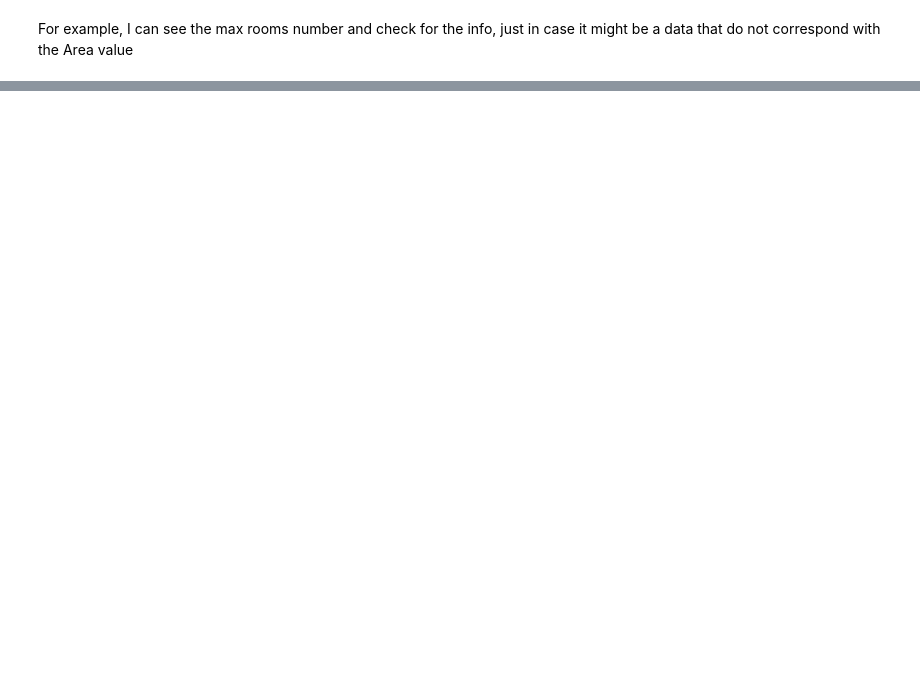
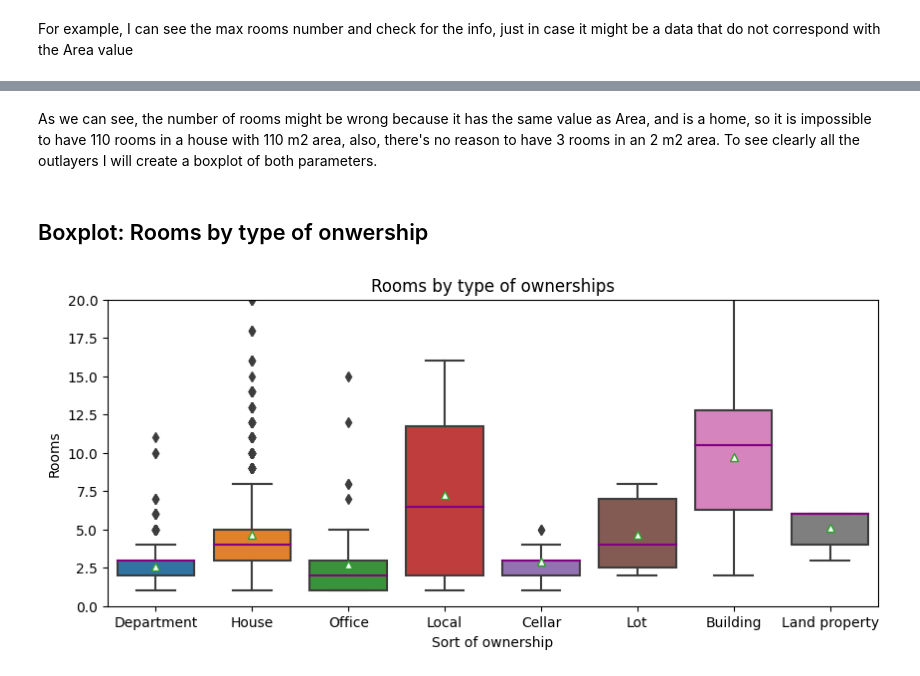
Before and after one commit to EmmanuelMald/Inmersion-datos-Aiura-LATAM, a Jupyter notebook: Integrate_work.ipynb, the cells around one changed output, grey strips where cells are left out. Drawn from its saved outputs; the diff is of its cells as text; code cells hidden in the pictures; blank space fills up the shorter version.

Commit message:
graphics

```diff
--- a/Integrate_work.ipynb
+++ b/Integrate_work.ipynb
@@ -134,0 +156,27 @@ data[data.Habitaciones == data.Habitaciones.max()]
+# %% [markdown]
+As we can see, the number of rooms might be wrong because it has the same value as Area, and is a home, so it is impossible to have 110 rooms in a house with 110 m2 area, also, there's no reason to have 3 rooms in an 2 m2 area.
+To see clearly all the outlayers I will create a boxplot of both parameters.
+# %% [markdown]
+## Boxplot: Rooms by type of onwership
+# %%
+plt.figure(figsize=(10,4))
+gp=sns.boxplot(
+                data=data,
+                x="Type",
+                y="Rooms",
+                showmeans=True,
+                medianprops={
+                    "color" : "purple",
+                },
+                meanprops={
+                    "markerfacecolor" : "white",
+                }
+
+               ) #create a boxplot of rooms divided by sort of ownership
+gp.set_title("Rooms by type of ownerships")
+gp.set_xlabel("Sort of ownership")
+gp.set_ylim(0,20)
+gp.set_ylabel("Rooms")
+plt.show()
+# %% [output]
+[figure, added]
```
Also changed, not shown: parts of 19 cells of this notebook.
